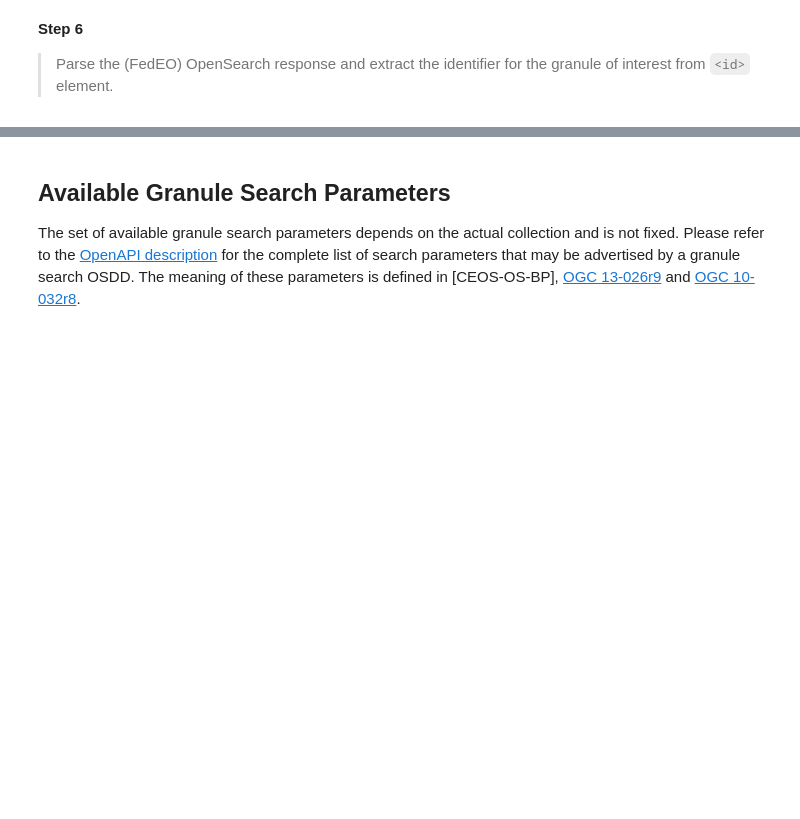
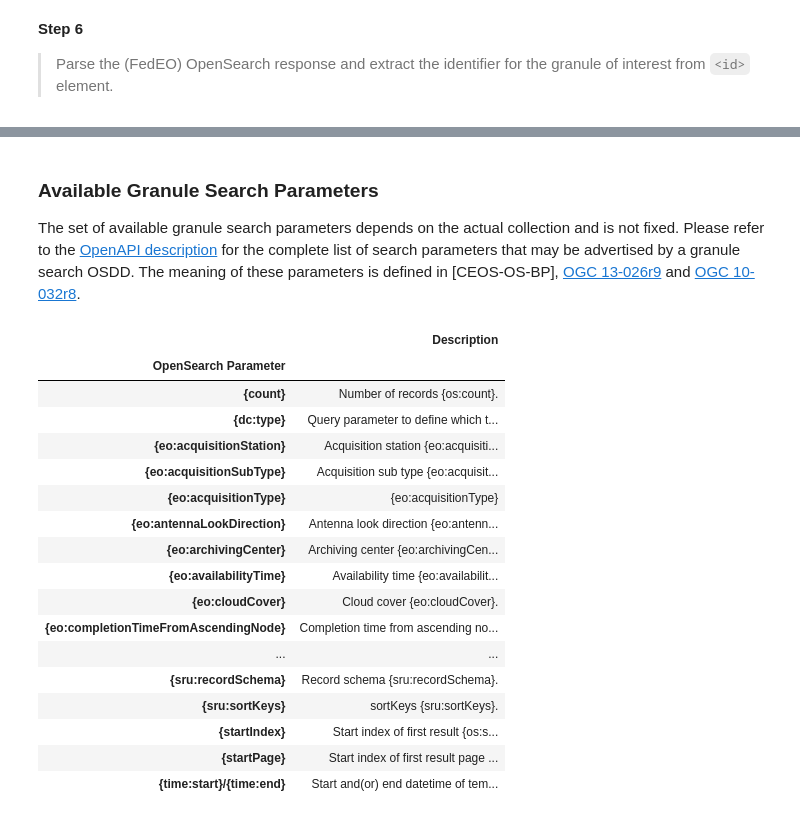
Before and after one commit to Reality2byte/wgiss-cda, a Jupyter notebook: book/opensearch_8_fedeo.ipynb, the cells around one changed output, grey strips where cells are left out. Saved outputs shown, nothing was run; the diff lists cells and outputs as text; code cells hidden in the pictures; blank space fills up the shorter version.

```diff
--- a/book/opensearch_8_fedeo.ipynb
+++ b/book/opensearch_8_fedeo.ipynb
@@ -342,6 +386,46 @@
 # %% [markdown]
-## Available Granule Search Parameters
+### Available Granule Search Parameters
 
 The set of available granule search parameters depends on the actual collection and is not fixed. Please refer to the [OpenAPI description](https://fedeo.ceos.org/api)  for the complete list of search parameters that
 may be advertised by a granule search OSDD. The meaning of these parameters is defined in [CEOS-OS-BP],
 [OGC 13-026r9](https://docs.ogc.org/is/13-026r9/13-026r9.html) and [OGC 10-032r8](https://portal.ogc.org/files/?artifact_id=56866).
+# %%
+# Get list of parameters from OpenAPI description.
+response = requests.get(URL_FEDEO_API)
+data = json.loads(response.text)
+
+params = data['paths']['/collections/datasets/items']['get']['parameters']
+# %%
+df = pd.DataFrame(params)
+# df = df.sort_values(by=['x-value'])[['x-value', 'name', 'required', 'description']]
+df = df.sort_values(by=['x-value'])[['x-value', 'description']]
+
+df.dropna(subset=["x-value"], inplace=True)
+df.columns= ['OpenSearch Parameter', 'Description']
+df.set_index("OpenSearch Parameter", inplace=True)
+pd.set_option("display.max_columns", None)
+pd.set_option("display.max_rows", None)
+pd.set_option("max_colwidth", None)
+display(df)
+
+# md(df.to_markdown())  # does not work in JupyterBook
+# html(df.to_html())
+# %% [output]
+|  | Description |
+| OpenSearch Parameter |  |
+| {count} | Number of records {os:count}. |
+| {dc:type} | Query parameter to define which t... |
+| {eo:acquisitionStation} | Acquisition station {eo:acquisiti... |
+| {eo:acquisitionSubType} | Acquisition sub type {eo:acquisit... |
+| {eo:acquisitionType} | {eo:acquisitionType} |
+| {eo:antennaLookDirection} | Antenna look direction {eo:antenn... |
+| {eo:archivingCenter} | Archiving center {eo:archivingCen... |
+| {eo:availabilityTime} | Availability time {eo:availabilit... |
+| {eo:cloudCover} | Cloud cover {eo:cloudCover}. |
+| {eo:completionTimeFromAscendingNode} | Completion time from ascending no... |
+| ... | ... |
+| {sru:recordSchema} | Record schema {sru:recordSchema}. |
+| {sru:sortKeys} | sortKeys {sru:sortKeys}. |
+| {startIndex} | Start index of first result {os:s... |
+| {startPage} | Start index of first result page ... |
+| {time:start}/{time:end} | Start and(or) end datetime of tem... |
```
Also changed, not shown: parts of 10 cells of this notebook.
